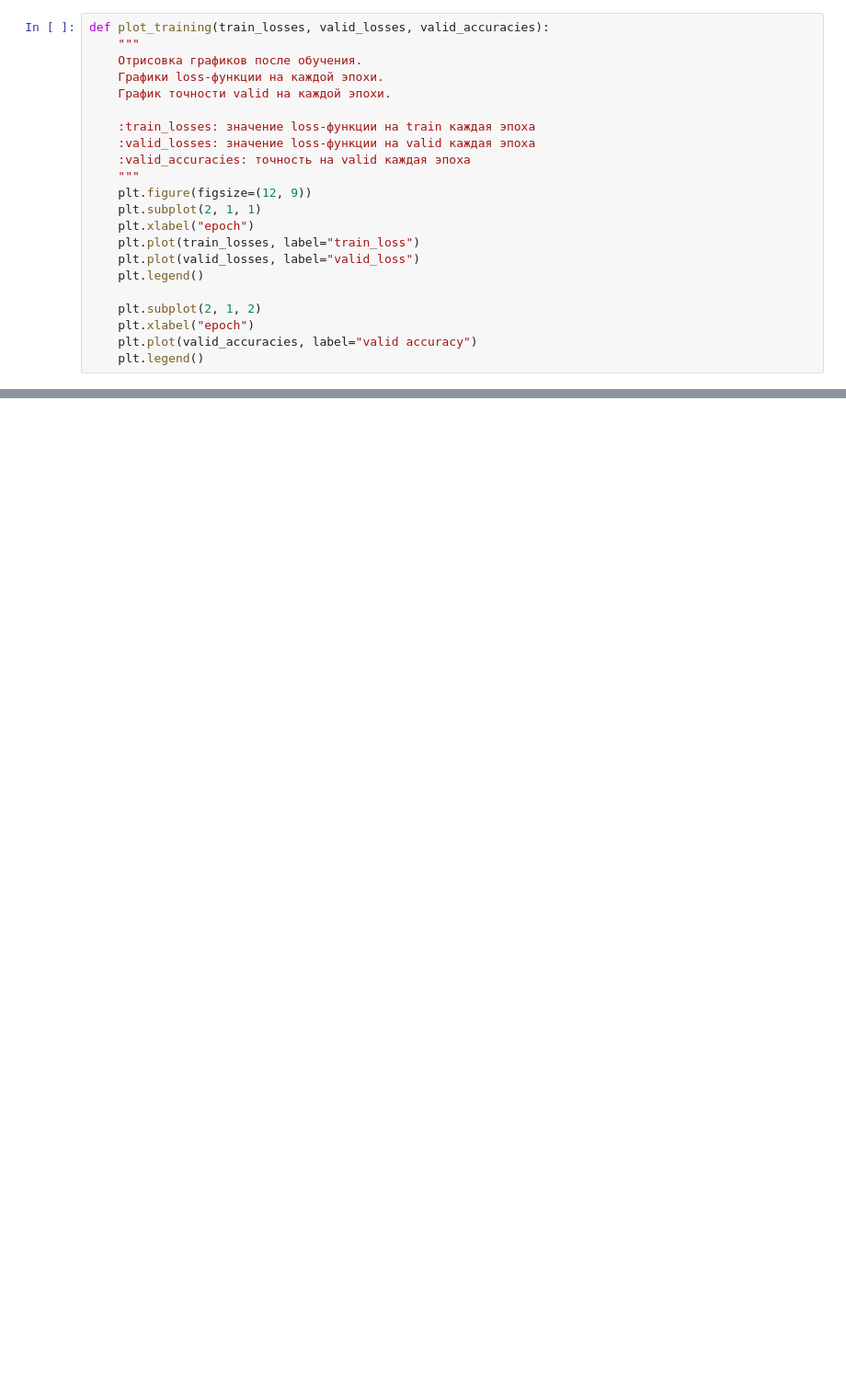
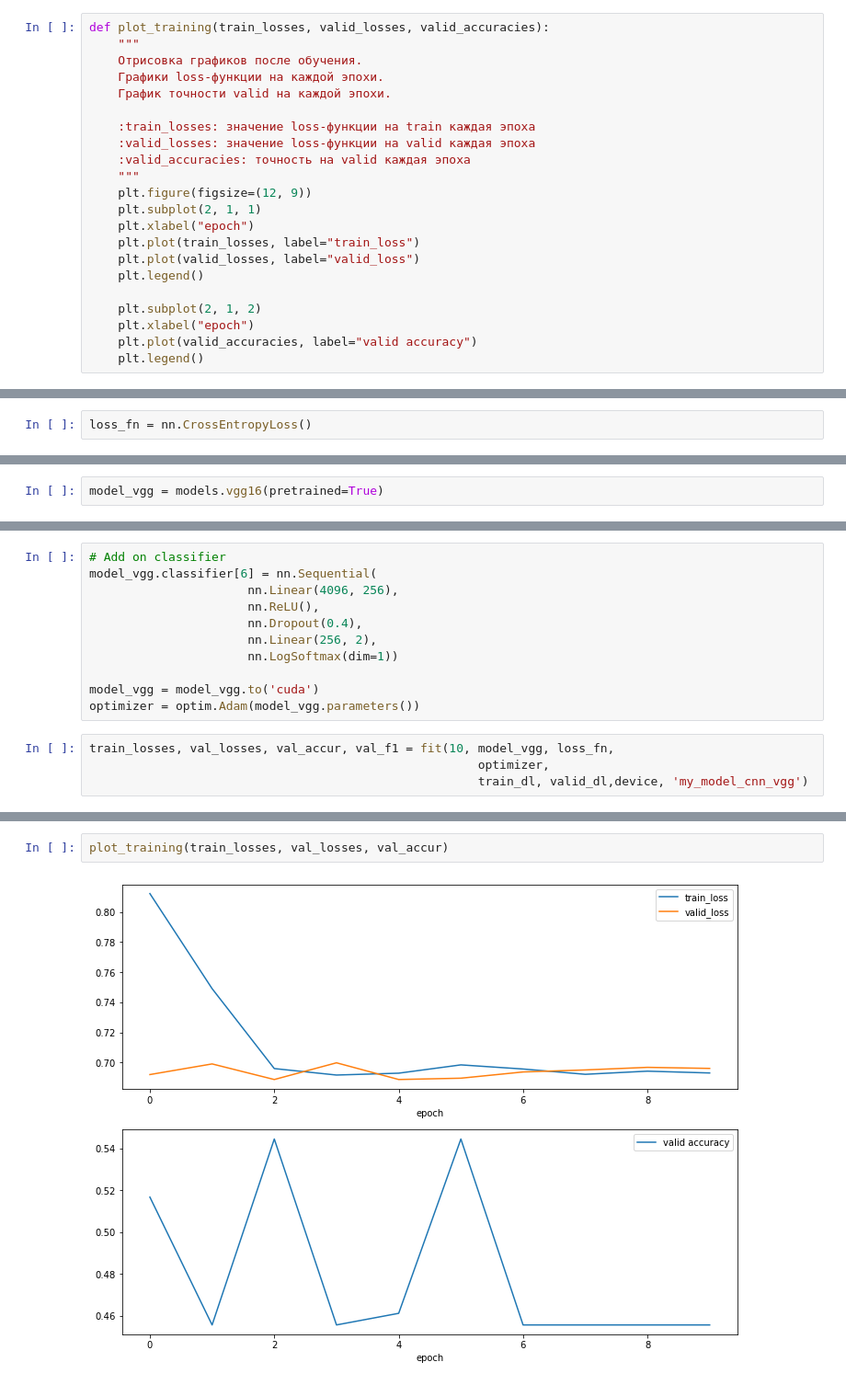
Before and after one commit to AAIvanchenko/analysis_endoscopy, a Jupyter notebook: notebook/train__test_model.ipynb, the cells around one changed output, grey strips where cells are left out. Shown at 92% size. Saved outputs shown, nothing was run; the diff lists cells and outputs as text; blank space fills up the shorter version.

```diff
--- a/notebook/train__test_model.ipynb
+++ b/notebook/train__test_model.ipynb
@@ -214,0 +343,2 @@ def plot_training(train_losses, valid_losses, valid_accuracies):
+# %%
+loss_fn = nn.CrossEntropyLoss()
@@ -214,0 +475,2 @@ def plot_training(train_losses, valid_losses, valid_accuracies):
+# %%
+model_vgg = models.vgg16(pretrained=True)
@@ -214,0 +480,15 @@ def plot_training(train_losses, valid_losses, valid_accuracies):
+# %%
+# Add on classifier
+model_vgg.classifier[6] = nn.Sequential(
+                      nn.Linear(4096, 256),
+                      nn.ReLU(),
+                      nn.Dropout(0.4),
+                      nn.Linear(256, 2),
+                      nn.LogSoftmax(dim=1))
+
+model_vgg = model_vgg.to('cuda')
+optimizer = optim.Adam(model_vgg.parameters())
+# %%
+train_losses, val_losses, val_accur, val_f1 = fit(10, model_vgg, loss_fn,
+                                                      optimizer,
+                                                      train_dl, valid_dl,device, 'my_model_cnn_vgg')
@@ -214,0 +527,4 @@ def plot_training(train_losses, valid_losses, valid_accuracies):
+# %%
+plot_training(train_losses, val_losses, val_accur)
+# %% [output]
+[figure, added]
```
Also changed, not shown: parts of 73 cells of this notebook, 3 other files.
